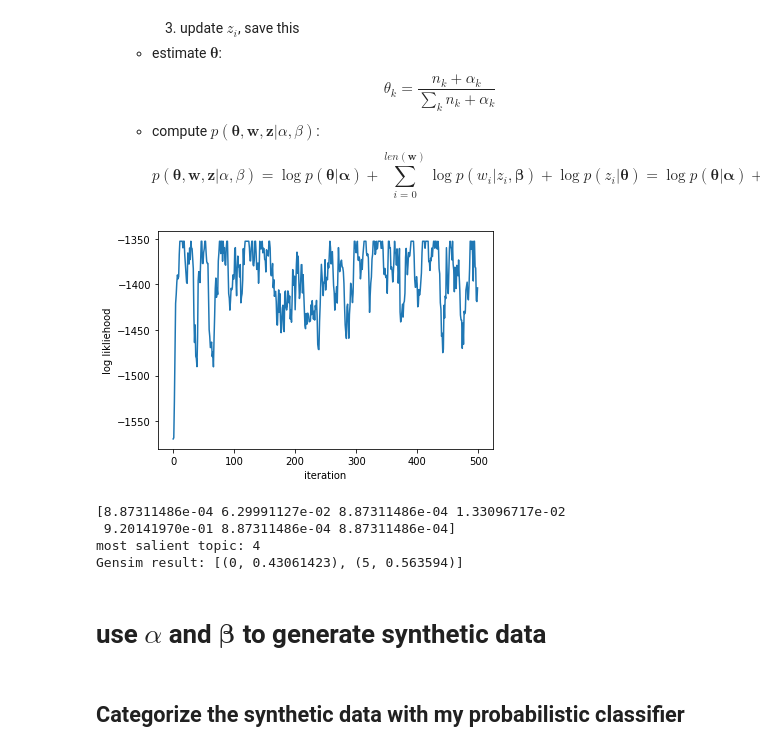
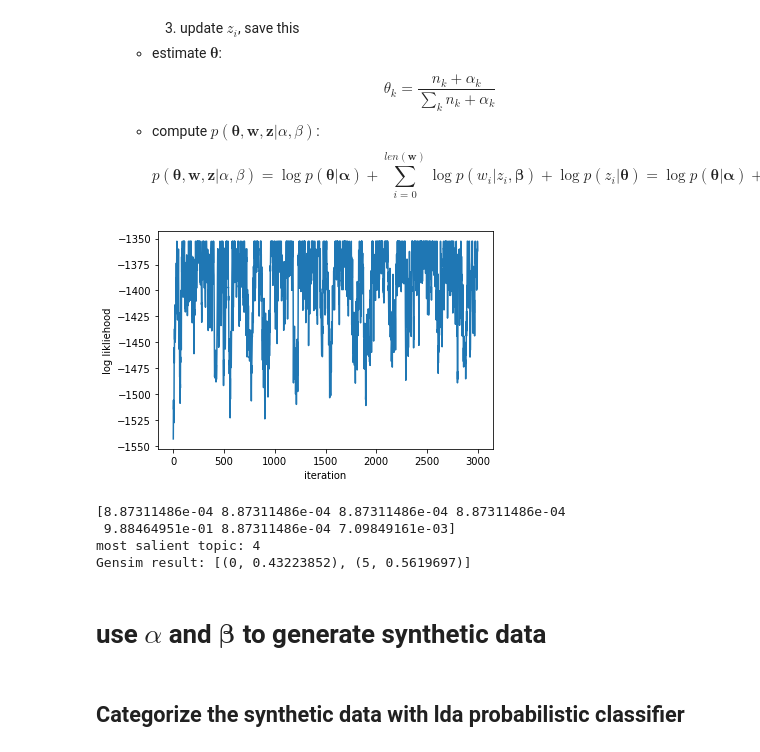
Before and after one commit to clarissaache/DocumentClassifier, a Jupyter notebook: lda.ipynb, the cells around one changed output. Cells and saved outputs as stored; diff of their text form; code cells hidden in the pictures.

```diff
--- a/lda.ipynb
+++ b/lda.ipynb
@@ -522,19 +505,19 @@ class GibbsSampler_Predict:
 # %%
 GBS_sampler = GibbsSampler_Predict(n_topics=7,alpha=alpha,beta=beta)
 GBS_sampler.initialize(corpus_d)
-GBS_sampler.sample(maxiter=500)
+GBS_sampler.sample(maxiter=3000)
 GBS_sampler.plot()
 
 topic_weight = GBS_sampler.theta
 dominant_topic = np.argmax(topic_weight)
 print(topic_weight)
 print("most salient topic:",dominant_topic)
 # gensim implementation
 topic_dist_inferred = lda_model[corpus[0]]
 print("Gensim result:", topic_dist_inferred)
 # %% [output]
-[figure, old version]
+[figure, new version]
-[8.87311486e-04 6.29991127e-02 8.87311486e-04 1.33096717e-02
- 9.20141970e-01 8.87311486e-04 8.87311486e-04]
+[8.87311486e-04 8.87311486e-04 8.87311486e-04 8.87311486e-04
+ 9.88464951e-01 8.87311486e-04 7.09849161e-03]
 most salient topic: 4
-Gensim result: [(0, 0.43061423), (5, 0.563594)]
+Gensim result: [(0, 0.43223852), (5, 0.5619697)]
@@ -641,4 +558,4 @@ synthetic_df = pd.DataFrame(synthetic_data,columns=['Domain','Abstract'])
 synthetic_df.Abstract = synthetic_df.Abstract.map(lambda a: " ".join(a))
 #synthetic_df.to_csv("mockdata.csv",index=False)
 # %% [markdown]
-## Categorize the synthetic data with my probabilistic classifier
+## Categorize the synthetic data with lda probabilistic classifier
```
Also changed, not shown: parts of 12 cells of this notebook, 1 other file.
